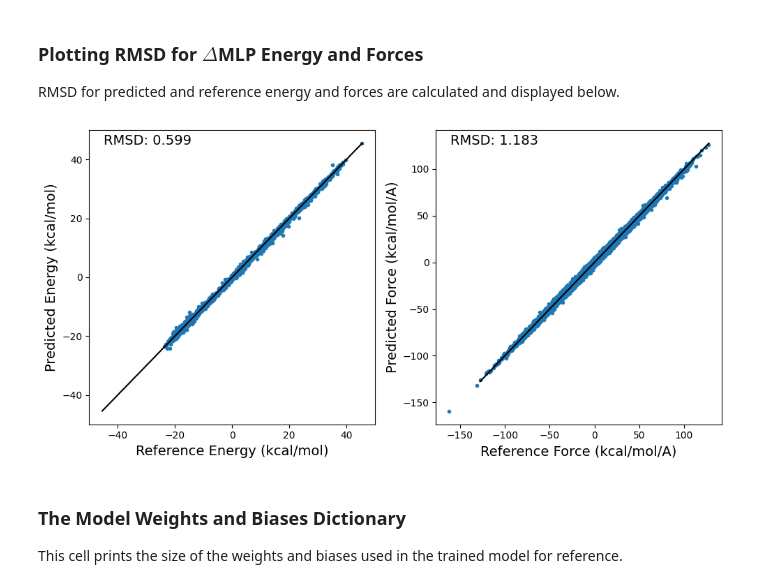
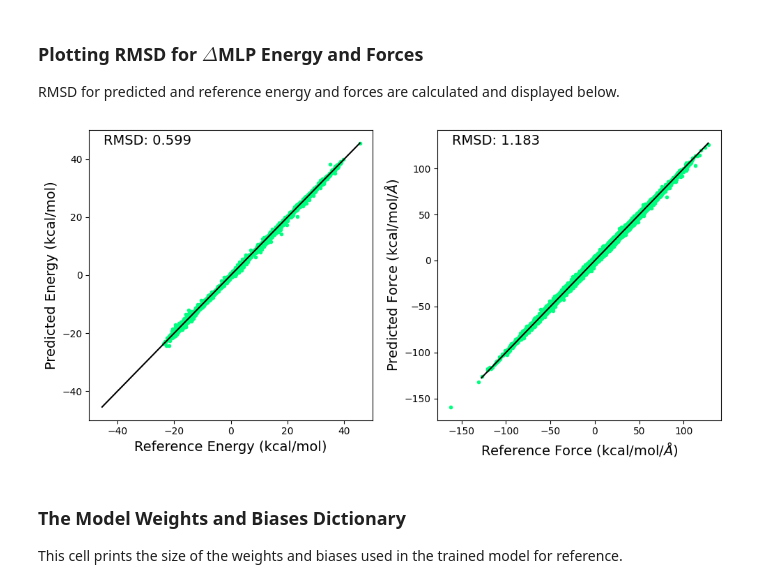
Before and after one commit to cc-ats/mlp_tutorial, a Jupyter notebook: Lesson5_BP-FNN_MLP.ipynb, the cells around one changed output. Saved outputs shown, nothing was run; the diff lists cells and outputs as text; code cells hidden in the pictures.

```diff
--- a/Lesson5_BP-FNN_MLP.ipynb
+++ b/Lesson5_BP-FNN_MLP.ipynb
@@ -435,30 +437,30 @@ RMSD for predicted and reference energy and forces are calculated and displayed
 # %%
 import matplotlib.pyplot as plt
 
 fig, ax = plt.subplots(1,2,figsize=(10,5))
 
 e1 = energy.cpu().detach().numpy() + np.load(ds.open("https://github.com/cc-ats/mlp_tutorial/raw/main/Claisen_Rearrangement/energy_sqm.npy","rb")) * 27.2114 * 23.061
 e2 = ene_pred.cpu().detach().numpy() + np.load(ds.open("https://github.com/cc-ats/mlp_tutorial/raw/main/Claisen_Rearrangement/energy_sqm.npy","rb")) * 27.2114 * 23.061
 
-ax[0].plot(e1, e2, linestyle='none', marker='.', )
+ax[0].plot(e1, e2, linestyle='none', marker='.', color='springgreen')
 ax[0].plot([np.max(np.concatenate((e1,e2))), -np.max(np.concatenate((e1,e2)))], [np.max(np.concatenate((e1,e2))), -np.max(np.concatenate((e1,e2)))], color="k", linewidth=1.5)
 ax[0].set_xlabel("Reference Energy (kcal/mol)", size=14)
 ax[0].set_ylabel("Predicted Energy (kcal/mol)", size=14)
 ax[0].annotate('RMSD: %.3f' % np.sqrt(np.mean((e1 - e2)**2)), xy=(0.05, 0.95), xycoords='axes fraction', size=14)
 
 f1 = -qm_gradient.cpu().detach().numpy().reshape(-1) - np.load(ds.open("https://github.com/cc-ats/mlp_tutorial/raw/main/Claisen_Rearrangement/qm_grad_sqm.npy","rb")).reshape(-1) * 27.2114 * 23.061 / 0.529177249
 f2 = -grad_pred.cpu().detach().numpy().reshape(-1) - np.load(ds.open("https://github.com/cc-ats/mlp_tutorial/raw/main/Claisen_Rearrangement/qm_grad_sqm.npy","rb")).reshape(-1) * 27.2114 * 23.061 / 0.529177249
 
-ax[1].plot(f1, f2, linestyle='none', marker='.', )
+ax[1].plot(f1, f2, linestyle='none', marker='.', color='springgreen')
 plt.plot([-np.abs(np.max(np.concatenate((f1,f2)))), np.max(np.concatenate((f1,f2)))], [-np.max(np.concatenate((f1,f2))), np.max(np.concatenate((f1,f2)))], color="k", linewidth=1.5)
-ax[1].set_xlabel("Reference Force (kcal/mol/A)", size=14)
-ax[1].set_ylabel("Predicted Force (kcal/mol/A)", size=14)
+ax[1].set_xlabel(r'Reference Force (kcal/mol/$\AA$)', size=14)
+ax[1].set_ylabel(r'Predicted Force (kcal/mol/$\AA$)', size=14)
 ax[1].annotate('RMSD: %.3f' % np.sqrt(np.mean((f1 - f2)**2)), xy=(0.05, 0.95), xycoords='axes fraction', size=14)
 
 plt.tight_layout()
 plt.savefig('rmsd.png', dpi=300)
 # %% [output]
-[figure, old version]
+[figure, new version]
 # %% [markdown]
 ### The Model Weights and Biases Dictionary
 
```
Also changed, not shown: parts of 6 cells of this notebook.
